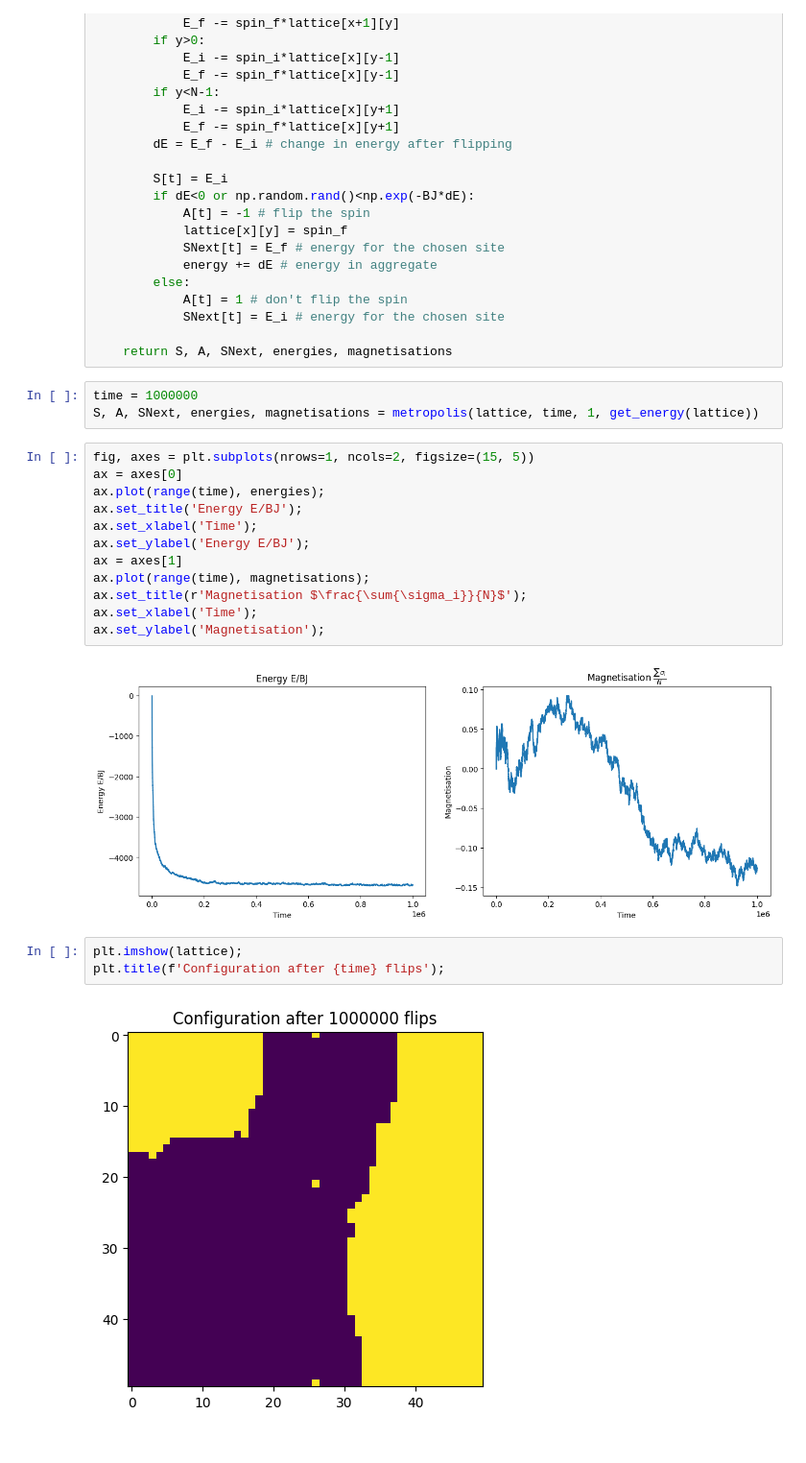
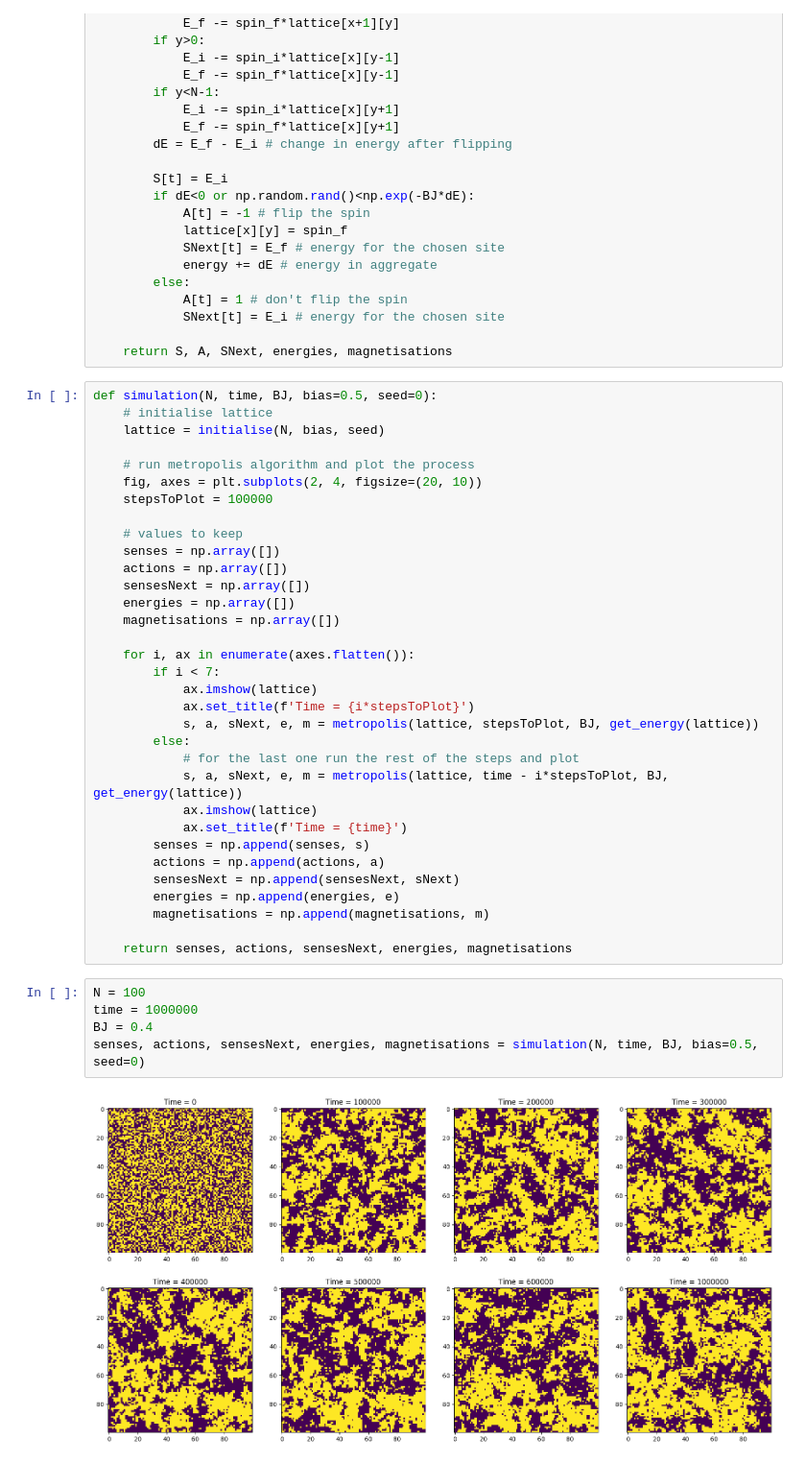
Before and after one commit to qianyangchen/IsingModel2D, a Jupyter notebook: Ising2D.ipynb, the cells around one changed output. Shown at 96% size. Saved outputs shown, nothing was run; the diff lists cells and outputs as text.

Commit message:
Added simulation plots
Added plots for lattice development in time

```diff
--- a/Ising2D.ipynb
+++ b/Ising2D.ipynb
@@ -114,25 +124,43 @@ def metropolis(lattice, time, BJ, energy):
             SNext[t] = E_i # energy for the chosen site
 
     return S, A, SNext, energies, magnetisations
-# %%
-time = 1000000
-S, A, SNext, energies, magnetisations = metropolis(lattice, time, 1, get_energy(lattice))
-# %%
-fig, axes = plt.subplots(nrows=1, ncols=2, figsize=(15, 5))
-ax = axes[0]
-ax.plot(range(time), energies);
-ax.set_title('Energy E/BJ');
-ax.set_xlabel('Time');
-ax.set_ylabel('Energy E/BJ');
-ax = axes[1]
-ax.plot(range(time), magnetisations);
-ax.set_title(r'Magnetisation $\frac{\sum{\sigma_i}}{N}$');
-ax.set_xlabel('Time');
-ax.set_ylabel('Magnetisation');
-# %% [output]
-[figure, removed]
-# %%
-plt.imshow(lattice);
-plt.title(f'Configuration after {time} flips');
-# %% [output]
-[figure, removed]
+# %%
+def simulation(N, time, BJ, bias=0.5, seed=0):
+    # initialise lattice
+    lattice = initialise(N, bias, seed)
+
+    # run metropolis algorithm and plot the process
+    fig, axes = plt.subplots(2, 4, figsize=(20, 10))
+    stepsToPlot = 100000
+
+    # values to keep
+    senses = np.array([])
+    actions = np.array([])
+    sensesNext = np.array([])
+    energies = np.array([])
+    magnetisations = np.array([])
+
+    for i, ax in enumerate(axes.flatten()):
+        if i < 7:
+            ax.imshow(lattice)
+            ax.set_title(f'Time = {i*stepsToPlot}')
+            s, a, sNext, e, m = metropolis(lattice, stepsToPlot, BJ, get_energy(lattice))
+        else:
+            # for the last one run the rest of the steps and plot
+            s, a, sNext, e, m = metropolis(lattice, time - i*stepsToPlot, BJ, get_energy(lattice))
+            ax.imshow(lattice)
+            ax.set_title(f'Time = {time}')
+        senses = np.append(senses, s)
+        actions = np.append(actions, a)
+        sensesNext = np.append(sensesNext, sNext)
+        energies = np.append(energies, e)
+        magnetisations = np.append(magnetisations, m)
+
+    return senses, actions, sensesNext, energies, magnetisations
+# %%
+N = 100
+time = 1000000
+BJ = 0.4
+senses, actions, sensesNext, energies, magnetisations = simulation(N, time, BJ, bias=0.5, seed=0)
+# %% [output]
+[figure, added]
```
Also changed, not shown: parts of 5 cells of this notebook.
